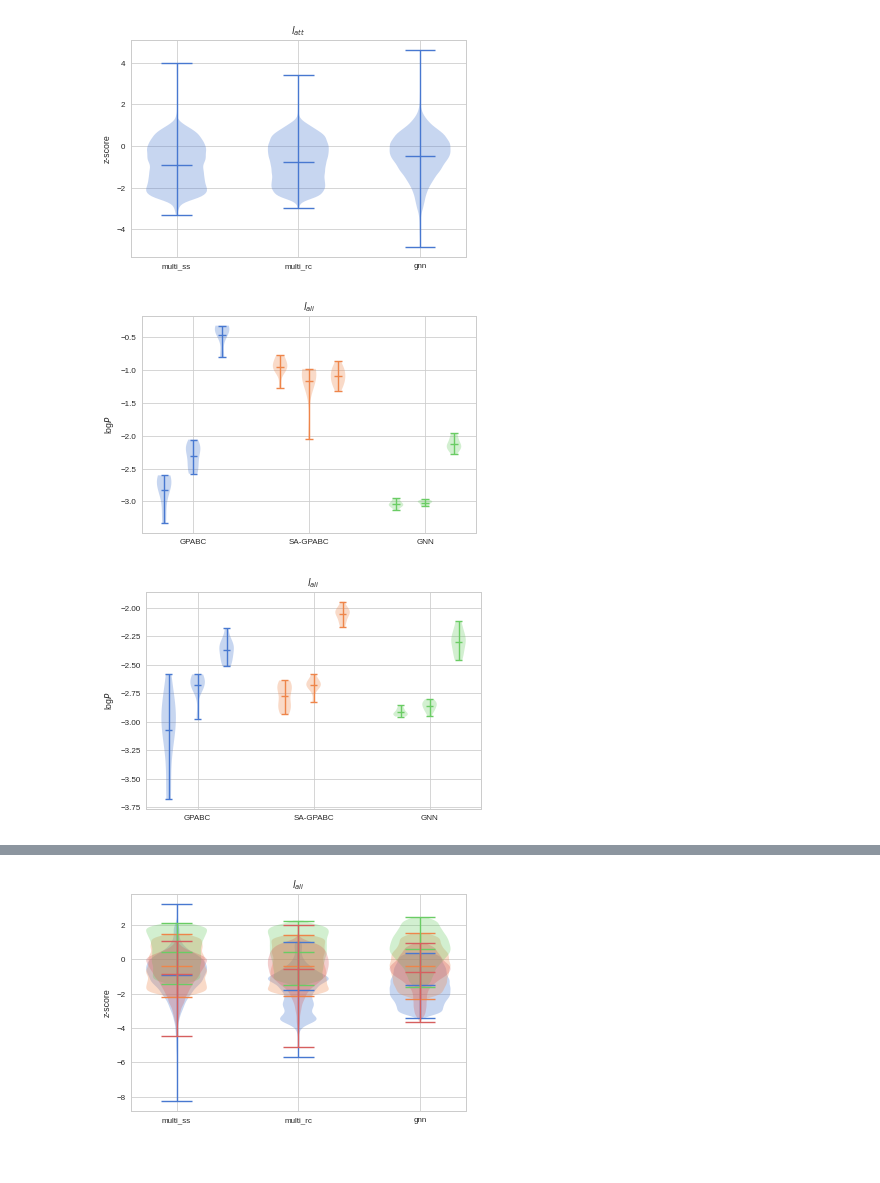
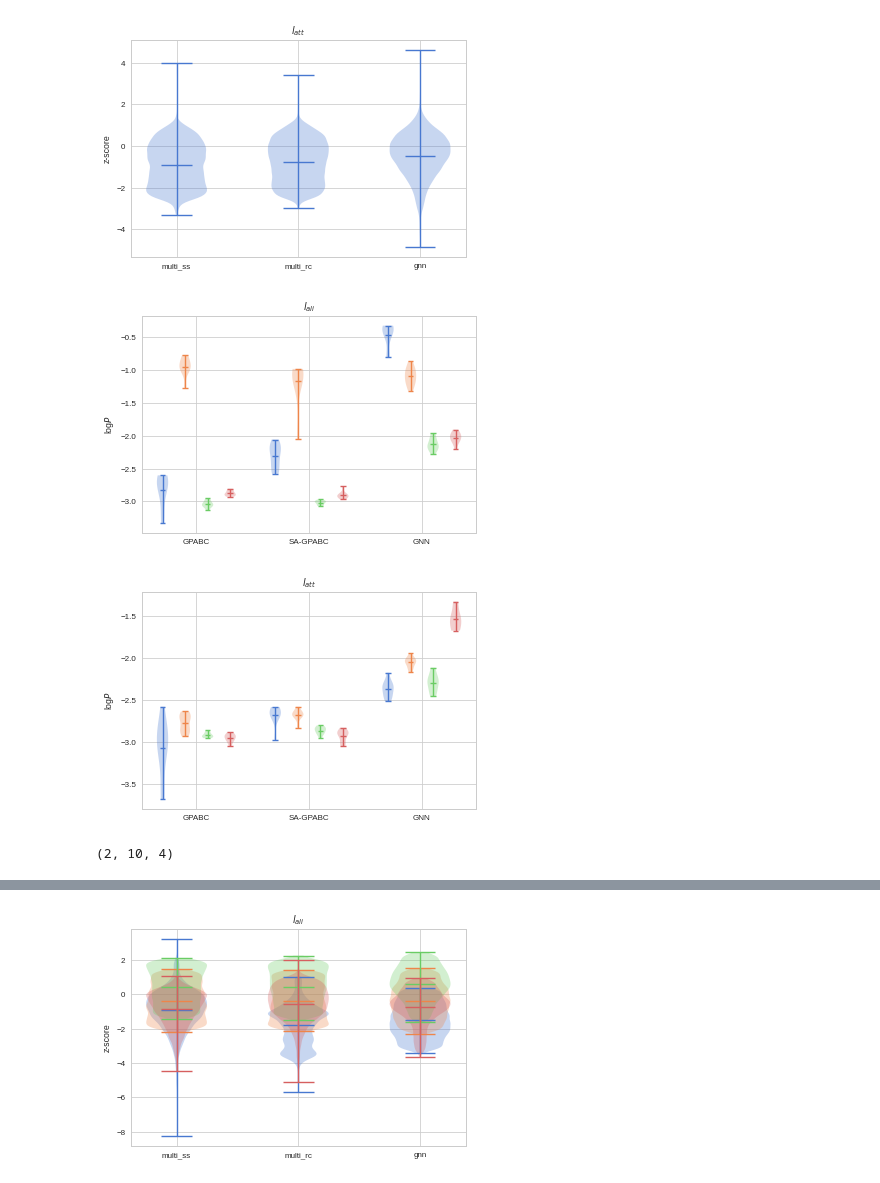
Before and after one commit to ctorney/abc-graph-nets, a Jupyter notebook: zonal_violins_2d_4d.ipynb, the cells around one changed output, grey strips where cells are left out. Drawn from its saved outputs; the diff is of its cells as text; code cells hidden in the pictures.

Commit message:
with data instantiation violins spread out

```diff
--- a/zonal_violins_2d_4d.ipynb
+++ b/zonal_violins_2d_4d.ipynb
@@ -326,43 +326,51 @@ plt.show()
 # ax = plt.violinplot([zscores_mss_new[:,1,:,0].flatten(),zscores_mrc_new[:,1,:,0].flatten(),zscores_gnn_new[:,1,:,0].flatten()],showmeans=True,showmedians=False)
 # ax = plt.violinplot([zscores_mss_new[:,1,:,1].flatten(),zscores_mrc_new[:,1,:,1].flatten(),zscores_gnn_new[:,1,:,1].flatten()],showmeans=True,showmedians=False)
 # ax = plt.violinplot([zscores_mss_new[:,1,:,2].flatten(),zscores_mrc_new[:,1,:,2].flatten(),zscores_gnn_new[:,1,:,2].flatten()],showmeans=True,showmedians=False)
 # positions = (1,2,3)
 # labels = ( "GPABC", "SA-GPABC","GNN")
 # plt.xticks(positions, labels)
 # plt.ylabel('z-score')
 # plt.title('$l_{ali}$')
 # plt.savefig('violins_nm_param1.png',dpi=600)
 # plt.show()
 
 ###
 #log pos individual violins per DI:
 
 
 
-ax = plt.violinplot([logpos_mss[0,:,0].flatten(),logpos_mrc[0,:,0].flatten(),logpos_gnn[0,:,0].flatten()],positions= [1,2,3],showmeans=True,showmedians=False)
-ax = plt.violinplot([logpos_mss[0,:,1].flatten(),logpos_mrc[0,:,1].flatten(),logpos_gnn[0,:,1].flatten()],positions=[5,6,7],showmeans=True,showmedians=False)
-ax = plt.violinplot([logpos_mss[0,:,2].flatten(),logpos_mrc[0,:,2].flatten(),logpos_gnn[0,:,2].flatten()],positions=[9,10,11],showmeans=True,showmedians=False)
-positions = (2, 6, 10)
+ax = plt.violinplot([logpos_mss[0,:,0].flatten(),logpos_mrc[0,:,0].flatten(),logpos_gnn[0,:,0].flatten()],positions= [1,6,11],showmeans=True,showmedians=False)
+ax = plt.violinplot([logpos_mss[0,:,1].flatten(),logpos_mrc[0,:,1].flatten(),logpos_gnn[0,:,1].flatten()],positions=[2,7,12],showmeans=True,showmedians=False)
+ax = plt.violinplot([logpos_mss[0,:,2].flatten(),logpos_mrc[0,:,2].flatten(),logpos_gnn[0,:,2].flatten()],positions=[3,8,13],showmeans=True,showmedians=False)
+ax = plt.violinplot([logpos_mss[0,:,3].flatten(),logpos_mrc[0,:,3].flatten(),logpos_gnn[0,:,3].flatten()],positions=[4,9,14],showmeans=True,showmedians=False)
+
+positions = (2.5, 7.5, 12.5)
 labels = ( "GPABC", "SA-GPABC","GNN")
 plt.xticks(positions, labels)
 plt.ylabel('log$P$')
 plt.title('$l_{ali}$')
 plt.savefig('logpos_dis_param0.png',dpi=600)
 plt.show()
 
-ax = plt.violinplot([logpos_mss[1,:,0].flatten(),logpos_mrc[1,:,0].flatten(),logpos_gnn[1,:,0].flatten()],positions= [1,2,3],showmeans=True,showmedians=False)
-ax = plt.violinplot([logpos_mss[1,:,1].flatten(),logpos_mrc[1,:,1].flatten(),logpos_gnn[1,:,1].flatten()],positions=[5,6,7],showmeans=True,showmedians=False)
-ax = plt.violinplot([logpos_mss[1,:,2].flatten(),logpos_mrc[1,:,2].flatten(),logpos_gnn[1,:,2].flatten()],positions=[9,10,11],showmeans=True,showmedians=False)
-positions = (2, 6, 10)
+ax = plt.violinplot([logpos_mss[1,:,0].flatten(),logpos_mrc[1,:,0].flatten(),logpos_gnn[1,:,0].flatten()],positions= [1,6,11],showmeans=True,showmedians=False)
+ax = plt.violinplot([logpos_mss[1,:,1].flatten(),logpos_mrc[1,:,1].flatten(),logpos_gnn[1,:,1].flatten()],positions=[2,7,12],showmeans=True,showmedians=False)
+ax = plt.violinplot([logpos_mss[1,:,2].flatten(),logpos_mrc[1,:,2].flatten(),logpos_gnn[1,:,2].flatten()],positions=[3,8,13],showmeans=True,showmedians=False)
+ax = plt.violinplot([logpos_mss[1,:,3].flatten(),logpos_mrc[1,:,3].flatten(),logpos_gnn[1,:,3].flatten()],positions=[4,9,14],showmeans=True,showmedians=False)
+
+positions = (2.5, 7.5, 12.5)
 labels = ( "GPABC", "SA-GPABC","GNN")
 plt.xticks(positions, labels)
 plt.ylabel('log$P$')
 plt.title('$l_{att}$')
 plt.savefig('logpos_dis_param1.png',dpi=600)
 plt.show()
 # %% [output]
-[figure, old version]
+[figure, new version]
-[figure, old version]
+[figure, new version]
+# %%
+np.shape(logpos_mss)
+# %% [output]
+(2, 10, 4)
 # %%
 #4D Z-scores
 
```
Also changed, not shown: parts of 1 cell of this notebook.
